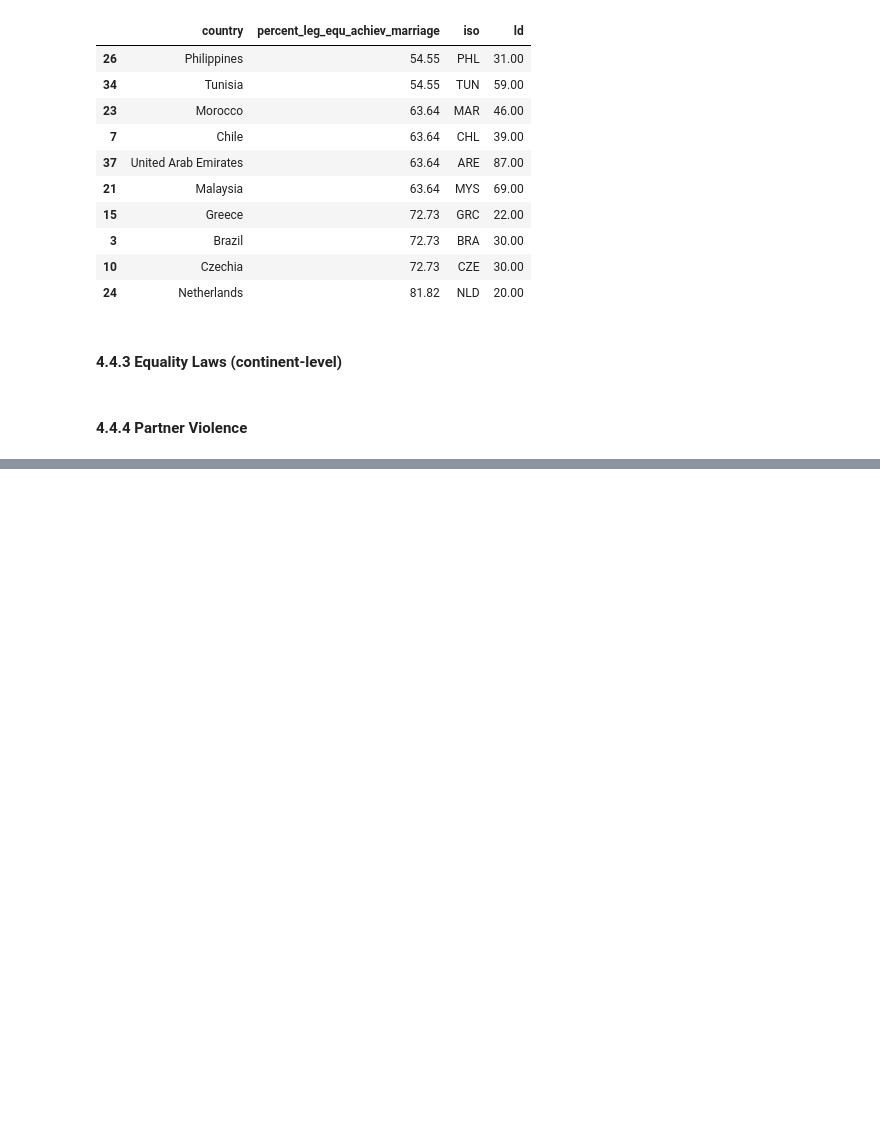
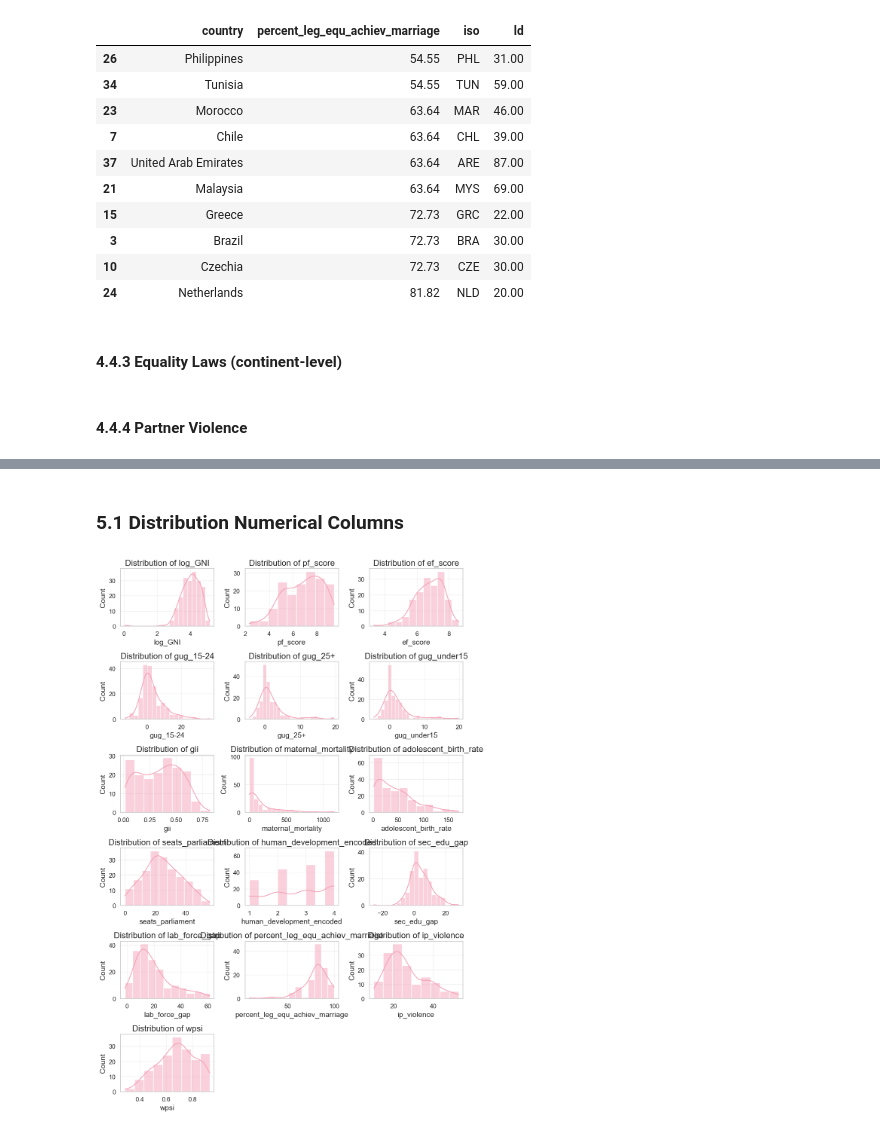
Before and after one commit to mara-pn/Violence-Against-Women-Risk-Prediction-Structural-Determinants-Analysis, a Jupyter notebook: 02_eda.ipynb, the cells around one changed output, grey strips where cells are left out. Saved outputs shown, nothing was run; the diff lists cells and outputs as text; code cells hidden in the pictures; blank space fills up the shorter version.

```diff
--- a/02_eda.ipynb
+++ b/02_eda.ipynb
@@ -1062,3 +1130,10 @@ The palette list has fewer values (6) than needed (152) and will cycle, which ma
+# %%
+# droping human_dev (already encoded),
+# droping rank (not needed),
+# dropping f_secondary_educ & m_secondary_educ as represented by sec_edu_gap
+# f_labour_force & m_labour_force as represented by lab_force_gap
+
+gii_df_master = gii_df[["gii", "maternal_mortality", "adolescent_birth_rate", "seats_parliament", "iso", "human_development_encoded", "sec_edu_gap", "lab_force_gap"]]
 # %% [markdown]
 #### 4.4.2 Legal Framework (equal in marriage)
 # %%
@@ -1140,6 +1215,9 @@ legal_df.sort_values("percent_leg_equ_achiev_marriage").head(10)
 | 3 | Brazil | 72.73 | BRA | 30.00 |
 | 10 | Czechia | 72.73 | CZE | 30.00 |
 | 24 | Netherlands | 81.82 | NLD | 20.00 |
+# %%
+# no country for master table
+lf_df_master = lf_df.drop(columns="country")
 # %% [markdown]
 #### 4.4.3 Equality Laws (continent-level)
 # %% [markdown]
@@ -1163 +1225,5 @@ aip_df
+# %%
+# drop country for master table
+aip_df_master = aip_df.drop(columns=["country"])
+aip_df_master = aip_df_master.rename(columns={"value" : "ip_violence"})
 # %% [markdown]
@@ -1180,0 +1297,4 @@ master_country_df
+# %%
+global_df = country_master_df.drop(columns=["npv", "ipv", "atv", "ld", "ih", "wdi", "region"])
+violence_df = country_master_df[["npv", "ipv", "atv", "ld", "ih", "wdi", "gii", "sec_edu_gap", "lab_force_gap", "wpsi", "country"]]
+violence_df = violence_df.dropna(subset=["npv", "ipv", "atv", "ld", "ih", "wdi", "gii", "sec_edu_gap", "lab_force_gap", "wpsi"])
@@ -1180,0 +1332,14 @@ master_country_df
+# %% [markdown]
+### 5.1 Distribution Numerical Columns
+# %%
+num_cols = global_df.select_dtypes(include=['float64', 'int64']).columns
+
+plt.figure(figsize=(10, 15))
+for i, col in enumerate(num_cols):
+    plt.subplot(len(num_cols)//3 + 1, 3, i+1)
+    sns.histplot(global_df[col], kde=True)
+    plt.title(f"Distribution of {col}")
+plt.tight_layout()
+plt.show()
+# %% [output]
+[figure, added]
```
Also changed, not shown: parts of 39 cells of this notebook, 2 other files.
